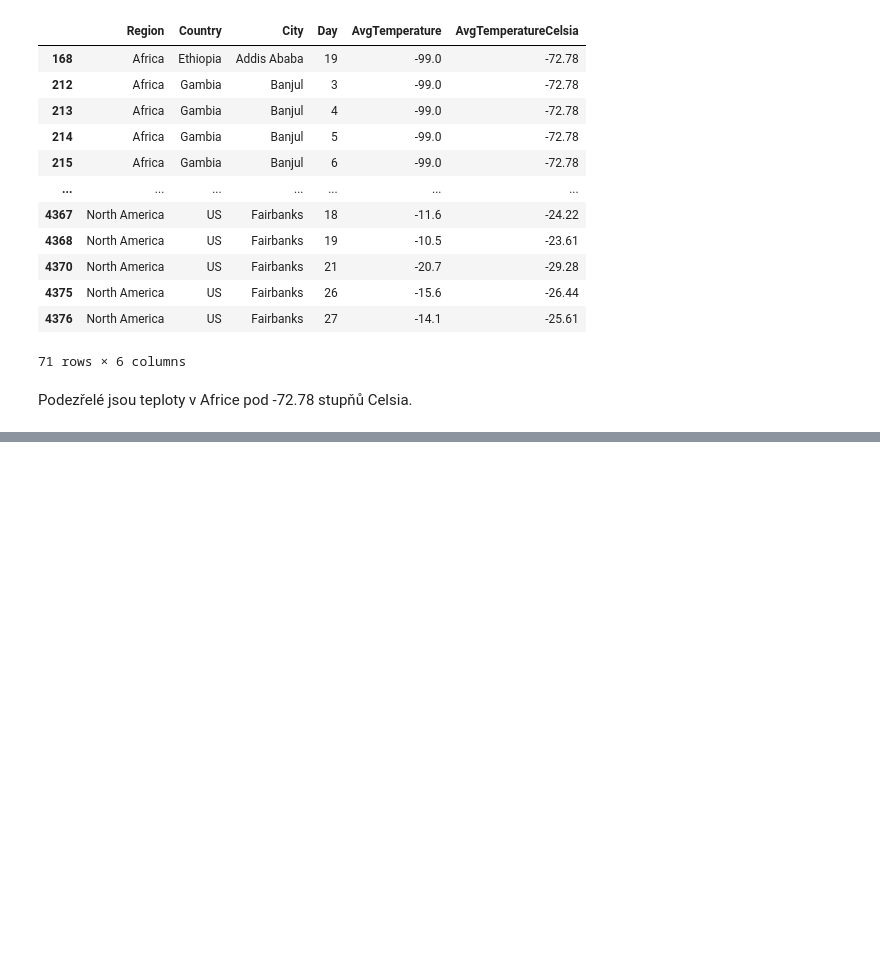
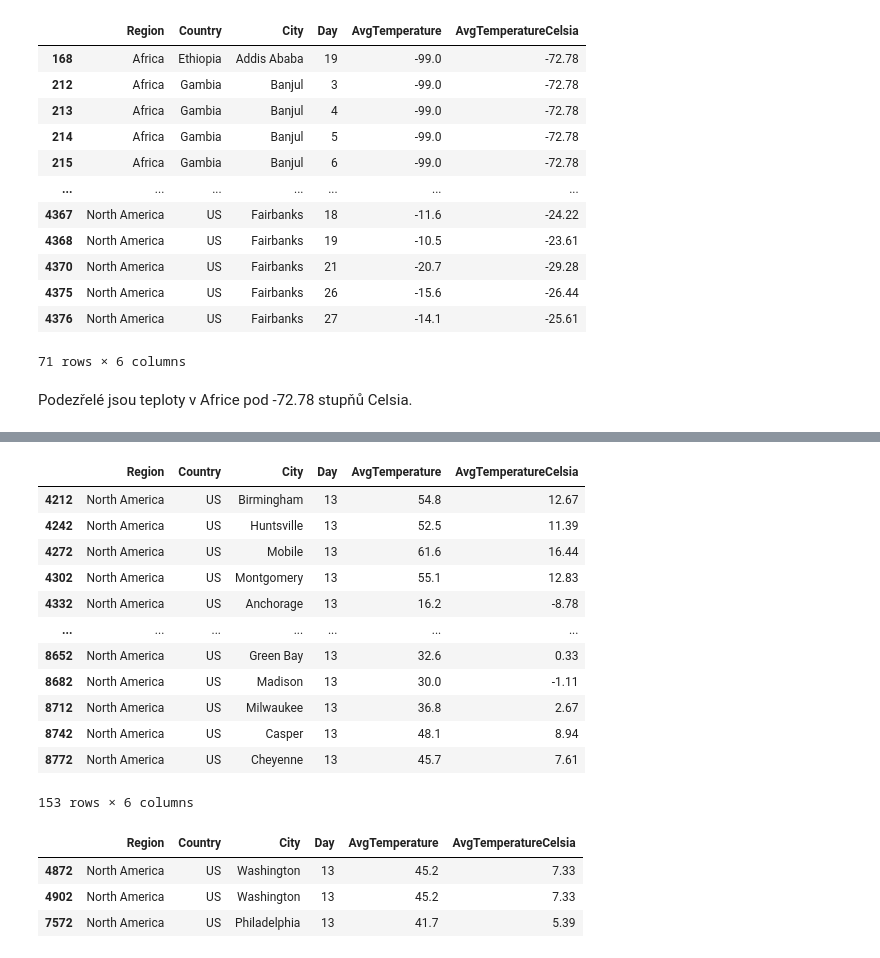
Before and after one commit to luciez/python-tasks, a Jupyter notebook: ukol-9.ipynb, the cells around one changed output, grey strips where cells are left out. Drawn from its saved outputs; the diff is of its cells as text; code cells hidden in the pictures; blank space fills up the shorter version.

```diff
--- a/ukol-9.ipynb
+++ b/ukol-9.ipynb
@@ -132,0 +150,25 @@ Podezřelé jsou teploty v Africe pod -72.78 stupňů Celsia.
+# %%
+teploty_USListopad13=teploty[(teploty["Day"]==13)&(teploty["Country"]=="US")]
+teploty_USListopad13
+# %% [output]
+|  | Region | Country | City | Day | AvgTemperature | AvgTemperatureCelsia |
+| 4212 | North America | US | Birmingham | 13 | 54.8 | 12.67 |
+| 4242 | North America | US | Huntsville | 13 | 52.5 | 11.39 |
+| 4272 | North America | US | Mobile | 13 | 61.6 | 16.44 |
+| 4302 | North America | US | Montgomery | 13 | 55.1 | 12.83 |
+| 4332 | North America | US | Anchorage | 13 | 16.2 | -8.78 |
+| ... | ... | ... | ... | ... | ... | ... |
+| 8652 | North America | US | Green Bay | 13 | 32.6 | 0.33 |
+| 8682 | North America | US | Madison | 13 | 30.0 | -1.11 |
+| 8712 | North America | US | Milwaukee | 13 | 36.8 | 2.67 |
+| 8742 | North America | US | Casper | 13 | 48.1 | 8.94 |
+| 8772 | North America | US | Cheyenne | 13 | 45.7 | 7.61 |
+153 rows × 6 columns
+# %%
+Washington_a_Philadelphia=teploty_USListopad13[teploty_USListopad13["City"].isin(["Washington","Philadelphia"])]
+Washington_a_Philadelphia
+# %% [output]
+|  | Region | Country | City | Day | AvgTemperature | AvgTemperatureCelsia |
+| 4872 | North America | US | Washington | 13 | 45.2 | 7.33 |
+| 4902 | North America | US | Washington | 13 | 45.2 | 7.33 |
+| 7572 | North America | US | Philadelphia | 13 | 41.7 | 5.39 |
```
Also changed, not shown: parts of 1 cell of this notebook.
